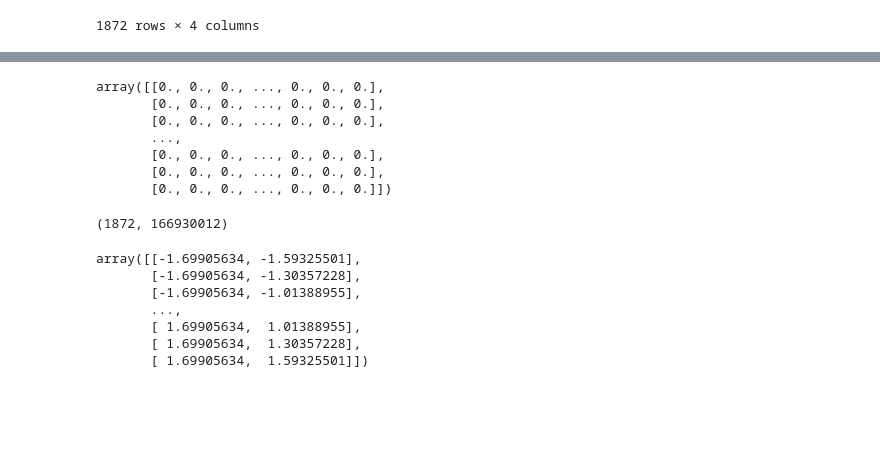
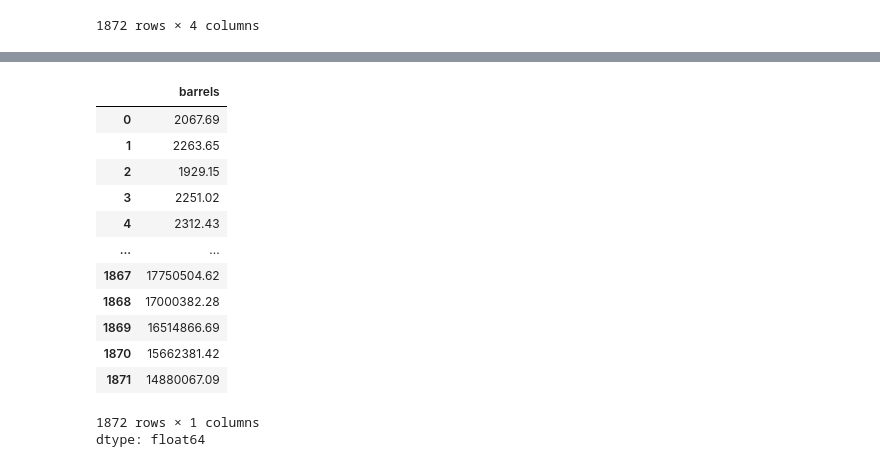
Before and after one commit to Hemanthk408/Beer-production, a Jupyter notebook: Beer_Production.ipynb, the cells around one changed output, grey strips where cells are left out. Drawn from its saved outputs; the diff is of its cells as text; code cells hidden in the pictures; blank space fills up the shorter version.

```diff
--- a/Beer_Production.ipynb
+++ b/Beer_Production.ipynb
@@ -301,14 +297,0 @@ ynew=to_categorical(y)
-# %%
-ynew
-# %% [output]
-array([[0., 0., 0., ..., 0., 0., 0.],
-       [0., 0., 0., ..., 0., 0., 0.],
-       [0., 0., 0., ..., 0., 0., 0.],
-       ...,
-       [0., 0., 0., ..., 0., 0., 0.],
-       [0., 0., 0., ..., 0., 0., 0.],
-       [0., 0., 0., ..., 0., 0., 0.]])
-# %%
-ynew.shape
-# %% [output]
-(1872, 166930012)
@@ -320,13 +298,20 @@ x_scaler=scaler.transform(x)
-# %%
-x_scaler
-# %% [output]
-array([[-1.69905634, -1.59325501],
-       [-1.69905634, -1.30357228],
-       [-1.69905634, -1.01388955],
-       ...,
-       [ 1.69905634,  1.01388955],
-       [ 1.69905634,  1.30357228],
-       [ 1.69905634,  1.59325501]])
+# %%
+y
+# %% [output]
+|  | barrels |
+| 0 | 2067.69 |
+| 1 | 2263.65 |
+| 2 | 1929.15 |
+| 3 | 2251.02 |
+| 4 | 2312.43 |
+| ... | ... |
+| 1867 | 17750504.62 |
+| 1868 | 17000382.28 |
+| 1869 | 16514866.69 |
+| 1870 | 15662381.42 |
+| 1871 | 14880067.09 |
+1872 rows × 1 columns
+dtype: float64
 # %%
 from sklearn.model_selection import train_test_split
 x_train,x_test,y_train,y_test=train_test_split(x_scaler,ynew,test_size=0.2)
```
Also changed, not shown: parts of 4 cells of this notebook.
